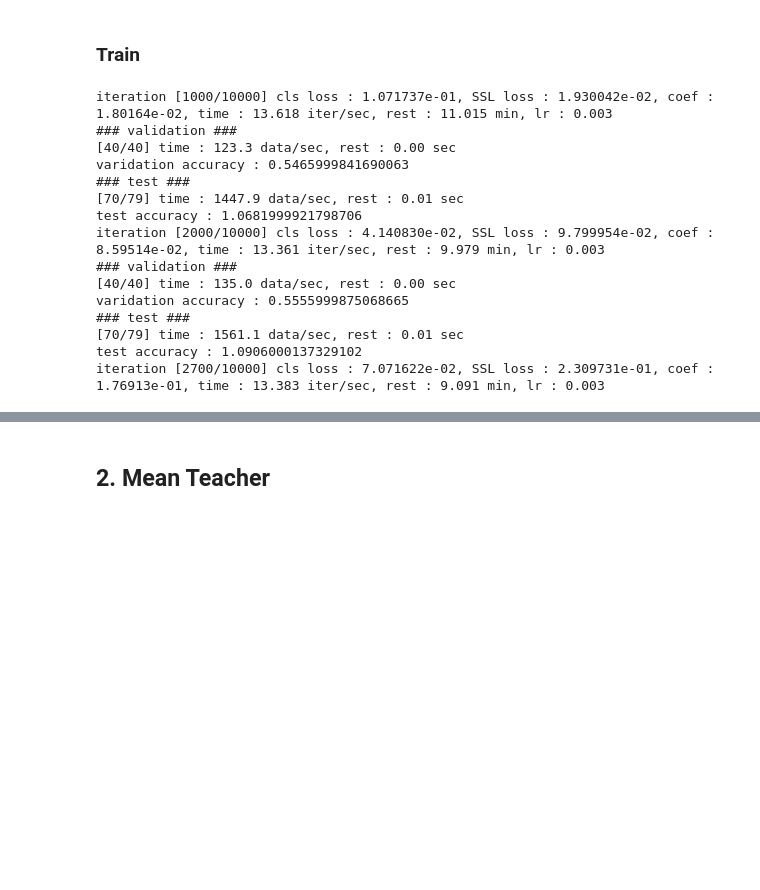
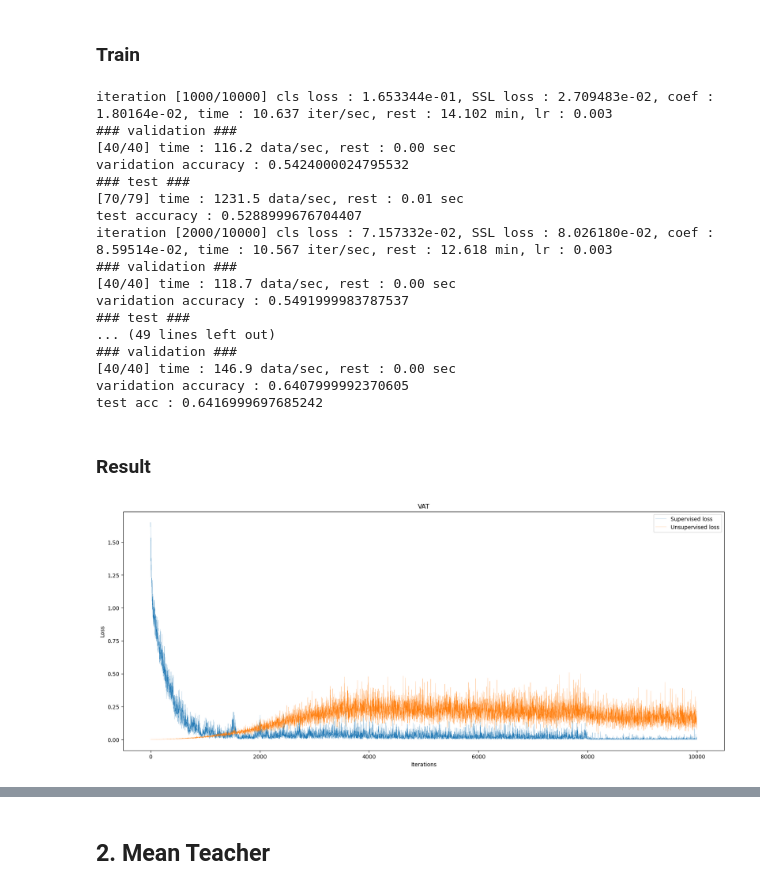
Before and after one commit to yunkio/SSL_Tutorial, a Jupyter notebook: Tutorial.ipynb, the cells around one changed output, grey strips where cells are left out. Saved outputs shown, nothing was run; the diff lists cells and outputs as text; code cells hidden in the pictures; blank space fills up the shorter version.

```diff
--- a/Tutorial.ipynb
+++ b/Tutorial.ipynb
@@ -260,7 +265,7 @@ test_loader = DataLoader(test_dataset, 128, shuffle=False, drop_last=False)
 # %% [markdown]
 학습 및 검증 단계에서 사용 할 학습 코드입니다.
 # %%
-def train_ssl(l_loader, u_loader, val_loader, test_loader, ssl_obj, optimizer, shared_config, alg_cfg):
+def train_ssl(l_loader, u_loader, val_loader, test_loader, ssl_obj, optimizer, shared_config, alg_cfg, args):
     cls_loss_list = []
     ssl_loss_list = []
     loss_list = []
@@ -301,6 +306,10 @@ def train_ssl(l_loader, u_loader, val_loader, test_loader, ssl_obj, optimizer, s
         optimizer.zero_grad()
         loss.backward()
         optimizer.step()
+
+        if args.alg == "MT" or args.alg == "ICT":
+            # parameter update with exponential moving average
+            ssl_obj.moving_average(model.parameters())
 
         # 표기
         if iteration == 1 or (iteration % 100) == 0:
@@ -358,7 +367,7 @@ def train_ssl(l_loader, u_loader, val_loader, test_loader, ssl_obj, optimizer, s
                             ), "\r", end="")
                             s = time.time()
                     print()
-                    test_acc = sum_acc / 5000.0
+                    test_acc = sum_acc / 10000.0
                     print("test accuracy : {}".format(test_acc))
                     # torch.save(model.state_dict(), os.path.join(args.output, "best_model.pth"))
             model.train()
@@ -460,20 +469,35 @@ ssl_obj = VAT(alg_cfg["eps"][args.dataset], alg_cfg["xi"], 1)
 # %% [markdown]
 ### Train
 # %%
-VAT_cls_loss_list, VAT_ssl_loss_list, VAT_loss_list, VAT_val_acc_list, VAT_test_acc = train_ssl(l_loader, u_loader, val_loader, test_loader, ssl_obj, optimizer, shared_config, alg_cfg)
+VAT_cls_loss_list, VAT_ssl_loss_list, VAT_loss_list, VAT_val_acc_list, VAT_test_acc = train_ssl(l_loader, u_loader, val_loader, test_loader, ssl_obj, optimizer, shared_config, alg_cfg, args)
 # %% [output]
-iteration [1000/10000] cls loss : 1.071737e-01, SSL loss : 1.930042e-02, coef : 1.80164e-02, time : 13.618 iter/sec, rest : 11.015 min, lr : 0.003
+iteration [1000/10000] cls loss : 1.653344e-01, SSL loss : 2.709483e-02, coef : 1.80164e-02, time : 10.637 iter/sec, rest : 14.102 min, lr : 0.003
 ### validation ###
-[40/40] time : 123.3 data/sec, rest : 0.00 sec
-varidation accuracy : 0.5465999841690063
+[40/40] time : 116.2 data/sec, rest : 0.00 sec
+varidation accuracy : 0.5424000024795532
 ### test ###
-[70/79] time : 1447.9 data/sec, rest : 0.01 sec
-test accuracy : 1.0681999921798706
-iteration [2000/10000] cls loss : 4.140830e-02, SSL loss : 9.799954e-02, coef : 8.59514e-02, time : 13.361 iter/sec, rest : 9.979 min, lr : 0.003
+[70/79] time : 1231.5 data/sec, rest : 0.01 sec
+test accuracy : 0.5288999676704407
+iteration [2000/10000] cls loss : 7.157332e-02, SSL loss : 8.026180e-02, coef : 8.59514e-02, time : 10.567 iter/sec, rest : 12.618 min, lr : 0.003
 ### validation ###
-[40/40] time : 135.0 data/sec, rest : 0.00 sec
-varidation accuracy : 0.5555999875068665
+[40/40] time : 118.7 data/sec, rest : 0.00 sec
+varidation accuracy : 0.5491999983787537
 ### test ###
-[70/79] time : 1561.1 data/sec, rest : 0.01 sec
-test accuracy : 1.0906000137329102
-iteration [2700/10000] cls loss : 7.071622e-02, SSL loss : 2.309731e-01, coef : 1.76913e-01, time : 13.383 iter/sec, rest : 9.091 min, lr : 0.003
+... (49 lines left out)
+### validation ###
+[40/40] time : 146.9 data/sec, rest : 0.00 sec
+varidation accuracy : 0.6407999992370605
+test acc : 0.6416999697685242
+# %% [markdown]
+### Result
+# %%
+plt.figure(figsize=(20,8))
+plt.title("VAT")
+plt.ylabel('Loss')
+plt.xlabel('Iterations')
+plt.plot(list(map(float, VAT_cls_loss_list)), linewidth=0.2, label='Supervised loss')
+plt.plot(list(map(float, VAT_ssl_loss_list)), linewidth=0.2, label='Unsupervised loss')
+plt.legend()
+plt.show()
+# %% [output]
+[figure, added]
```
Also changed, not shown: parts of 37 cells of this notebook, 1 other file.
